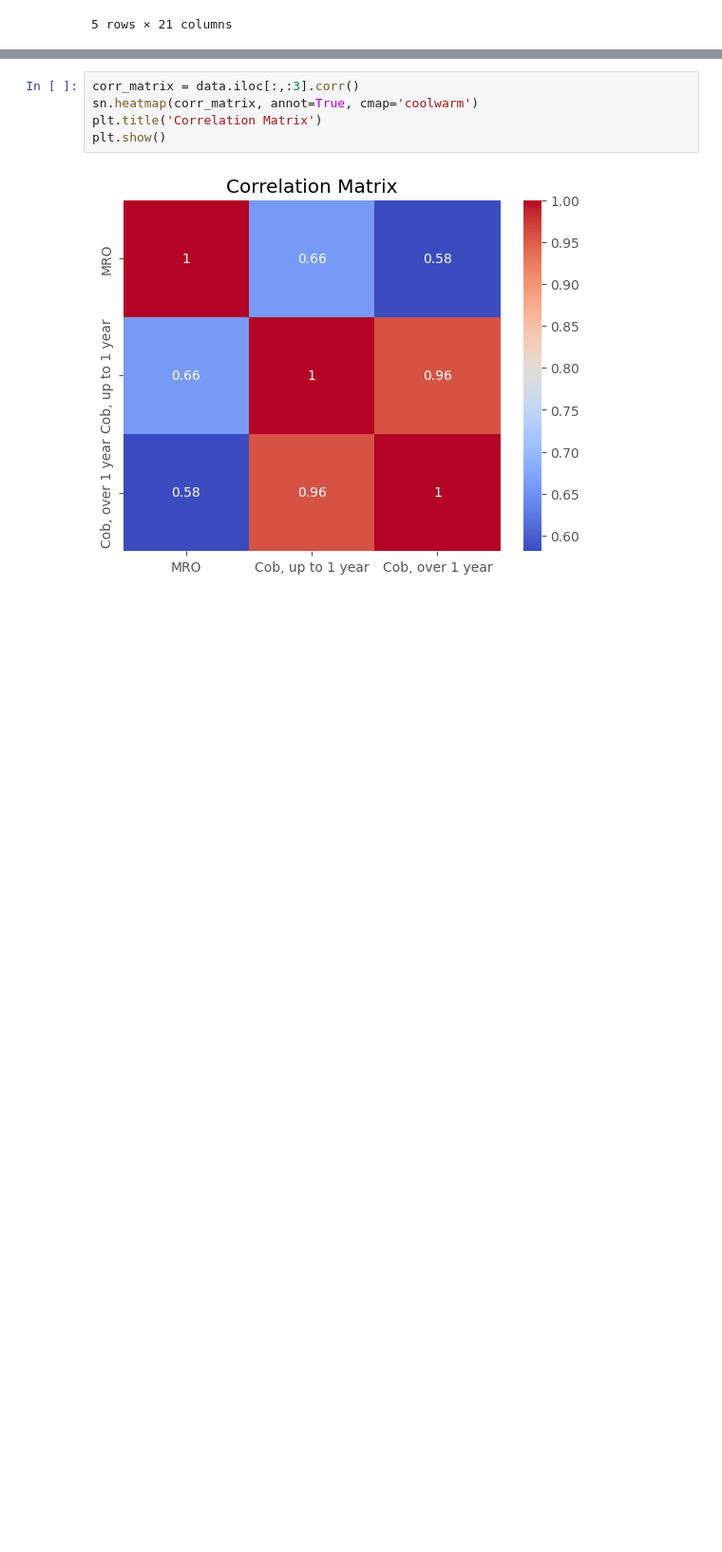
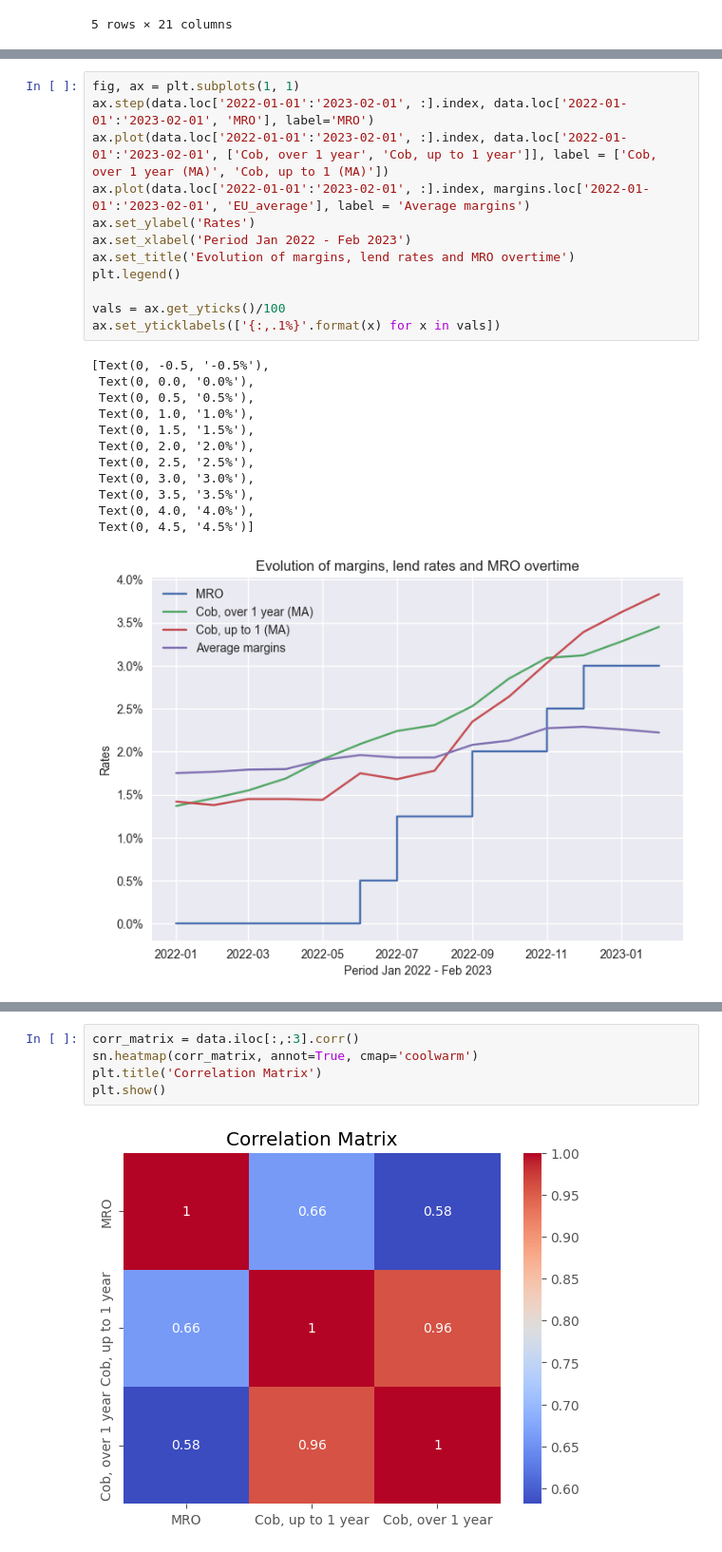
Before and after one commit to tommasograndi/Banking_research_2, a Jupyter notebook: script.ipynb, the cells around one changed output, grey strips where cells are left out. Shown at 95% size. Drawn from its saved outputs; the diff is of its cells as text; blank space fills up the shorter version.

```diff
--- a/script.ipynb
+++ b/script.ipynb
@@ -153,0 +132,25 @@ Name: MRO, dtype: float64
+# %%
+fig, ax = plt.subplots(1, 1)
+ax.step(data.loc['2022-01-01':'2023-02-01', :].index, data.loc['2022-01-01':'2023-02-01', 'MRO'], label='MRO')
+ax.plot(data.loc['2022-01-01':'2023-02-01', :].index, data.loc['2022-01-01':'2023-02-01', ['Cob, over 1 year', 'Cob, up to 1 year']], label = ['Cob, over 1 year (MA)', 'Cob, up to 1 (MA)'])
+ax.plot(data.loc['2022-01-01':'2023-02-01', :].index, margins.loc['2022-01-01':'2023-02-01', 'EU_average'], label = 'Average margins')
+ax.set_ylabel('Rates')
+ax.set_xlabel('Period Jan 2022 - Feb 2023')
+ax.set_title('Evolution of margins, lend rates and MRO overtime')
+plt.legend()
+
+vals = ax.get_yticks()/100
+ax.set_yticklabels(['{:,.1%}'.format(x) for x in vals])
+# %% [output]
+[Text(0, -0.5, '-0.5%'),
+ Text(0, 0.0, '0.0%'),
+ Text(0, 0.5, '0.5%'),
+ Text(0, 1.0, '1.0%'),
+ Text(0, 1.5, '1.5%'),
+ Text(0, 2.0, '2.0%'),
+ Text(0, 2.5, '2.5%'),
+ Text(0, 3.0, '3.0%'),
+ Text(0, 3.5, '3.5%'),
+ Text(0, 4.0, '4.0%'),
+ Text(0, 4.5, '4.5%')]
+[figure, added]
```
Also changed, not shown: parts of 13 cells of this notebook.
